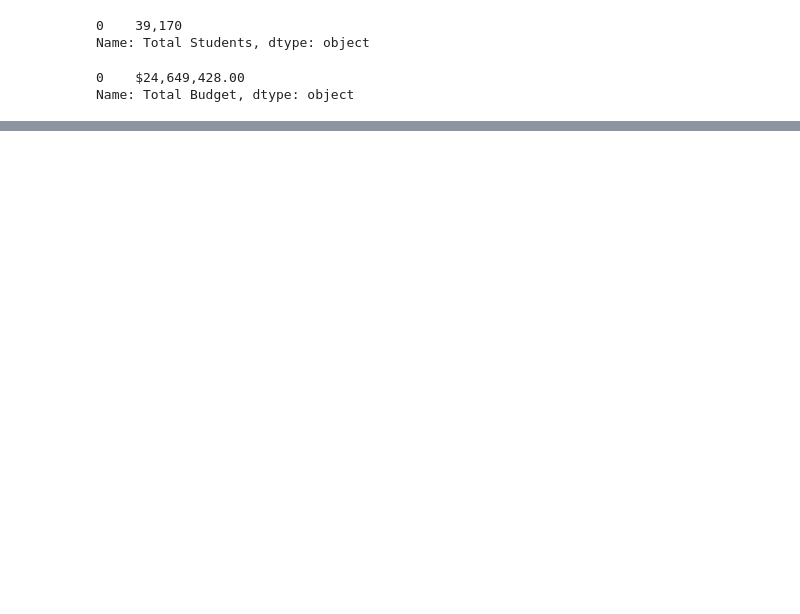
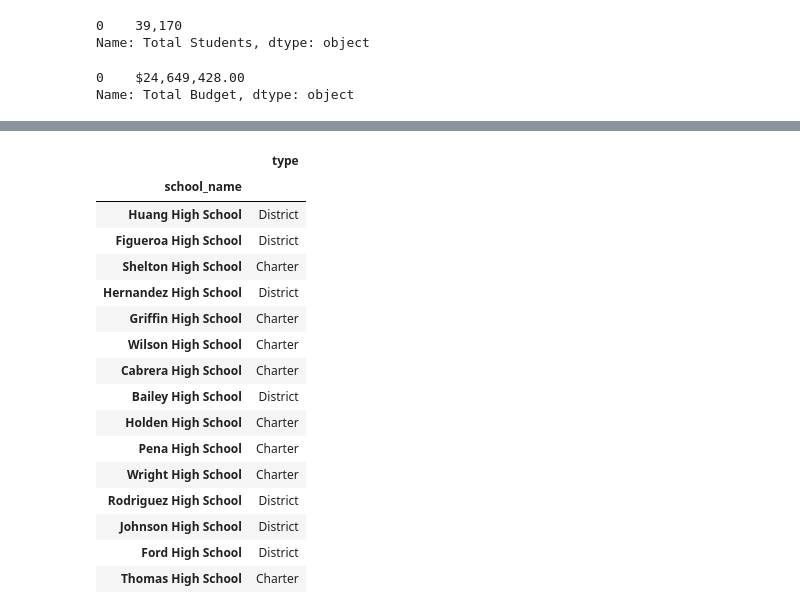
Before and after one commit to svmanohar/School_District_Analysis, a Jupyter notebook: PyCitySchools.ipynb, the cells around one changed output, grey strips where cells are left out. Saved outputs shown, nothing was run; the diff lists cells and outputs as text; code cells hidden in the pictures; blank space fills up the shorter version.

```diff
--- a/PyCitySchools.ipynb
+++ b/PyCitySchools.ipynb
@@ -282,3 +282,33 @@ district_summary_df
 # %% [output]
 |  | Total Schools | Total Students | Total Budget | Average Math Score | Average Reading Score | % Passing Math | ... |
 | 0 | 15 | 39,170 | $24,649,428.00 | 79.0 | 81.9 | 75 | ... |
+# %%
+# Creating a School Summary similar to the District Summary above:
+# We want to create a school summary table whose index, instead of 0-15, is the school name. We need to change the index.
+# Determine the school type.
+# the set_index() method sets the index to the values list in the column in brackets ["school_name"].
+# ["type"] is the only column indexed here, so our Series only has one set of values, the school type
+per_school_types = school_data_df.set_index(["school_name"])["type"]
+
+
+# cast the above selection, including modified index, to a dataframe
+df = pd.DataFrame(per_school_types)
+df
+# %% [output]
+|  | type |
+| school_name |  |
+| Huang High School | District |
+| Figueroa High School | District |
+| Shelton High School | Charter |
+| Hernandez High School | District |
+| Griffin High School | Charter |
+| Wilson High School | Charter |
+| Cabrera High School | Charter |
+| Bailey High School | District |
+| Holden High School | Charter |
+| Pena High School | Charter |
+| Wright High School | Charter |
+| Rodriguez High School | District |
+| Johnson High School | District |
+| Ford High School | District |
+| Thomas High School | Charter |
```
Also changed, not shown: parts of 14 cells of this notebook.
